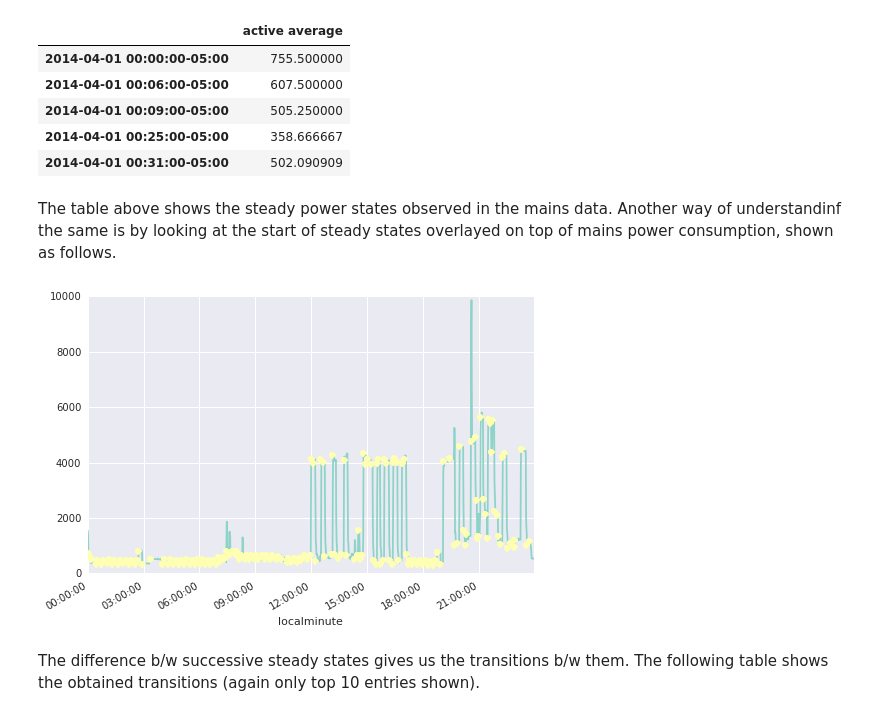
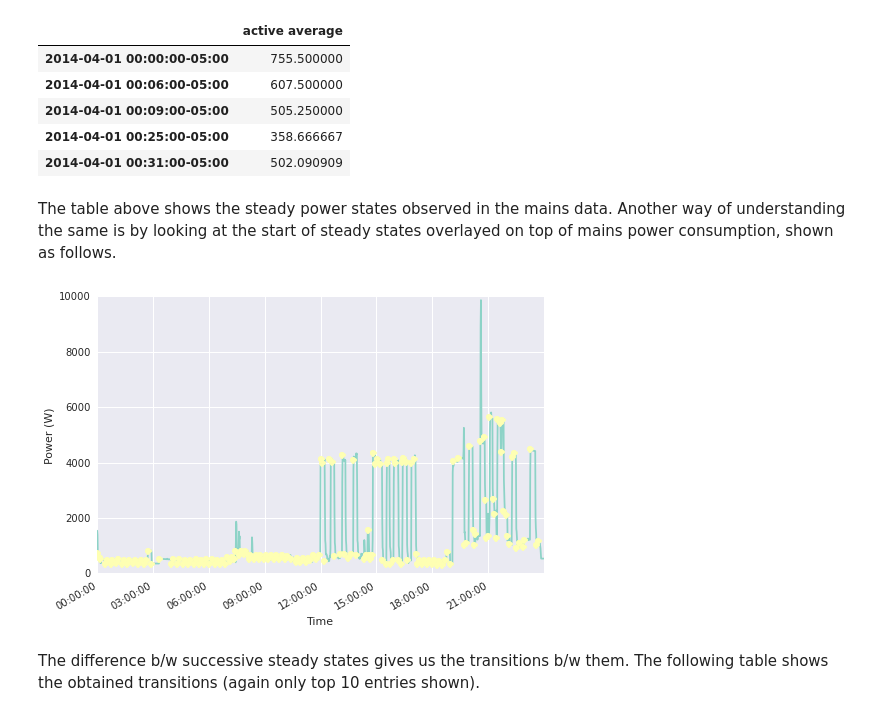
Before and after one commit to nilmtk/nilmtk, a Jupyter notebook: notebooks/hart.ipynb, the cells around one changed output. Saved outputs shown, nothing was run; the diff lists cells and outputs as text; code cells hidden in the pictures.

```diff
--- a/notebooks/hart.ipynb
+++ b/notebooks/hart.ipynb
@@ -142,12 +141,14 @@ h.steady_states.head()
 | 2014-04-01 00:25:00-05:00 | 358.666667 |
 | 2014-04-01 00:31:00-05:00 | 502.090909 |
 # %% [markdown]
-The table above shows the steady power states observed in the mains data. Another way of understandinf the same is by looking at the start of steady states overlayed on top of mains power consumption, shown as follows.
+The table above shows the steady power states observed in the mains data. Another way of understanding the same is by looking at the start of steady states overlayed on top of mains power consumption, shown as follows.
 # %%
 ax = mains.plot()
 h.steady_states['active average'].plot(style='o', ax = ax);
+plt.ylabel("Power (W)")
+plt.xlabel("Time");
 # %% [output]
-[figure, old version]
+[figure, new version]
 # %% [markdown]
 The difference b/w successive steady states gives us the transitions b/w them. The following table shows the obtained transitions (again only top 10 entries shown).
 # %%
```
Also changed, not shown: parts of 12 cells of this notebook, 1 other file.
